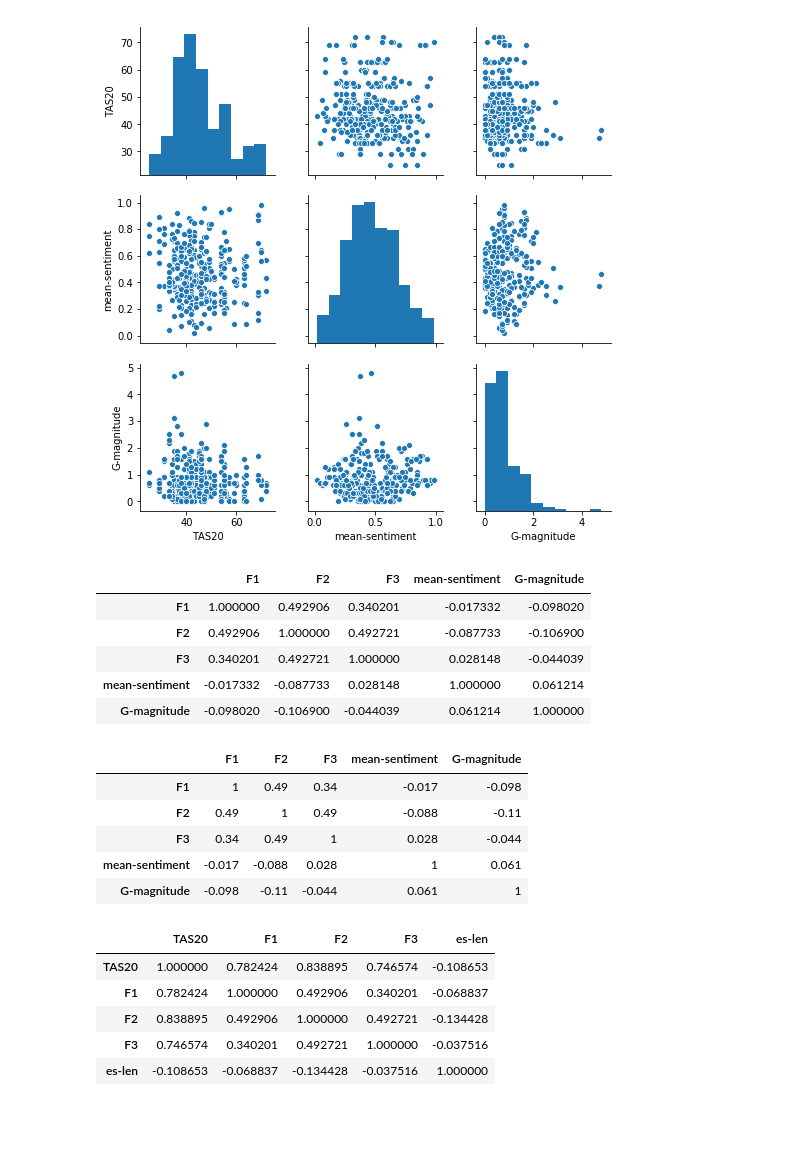
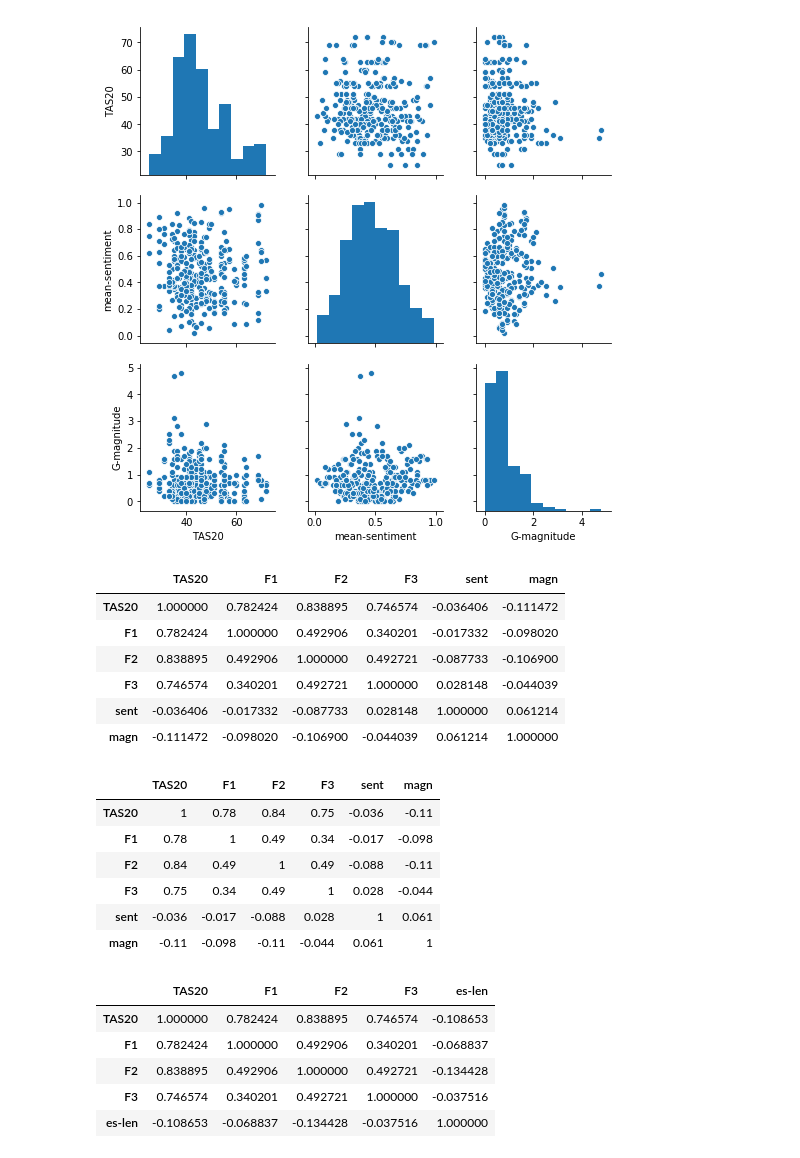
Before and after one commit to psicobotica/prolexitim-analytics, a Jupyter notebook: scripts/TAS-NLP-Correlational.ipynb, the cells around one changed output. Drawn from its saved outputs; the diff is of its cells as text; code cells hidden in the pictures; blank space fills up the shorter version.

```diff
--- a/scripts/TAS-NLP-Correlational.ipynb
+++ b/scripts/TAS-NLP-Correlational.ipynb
@@ -101,4 +104,6 @@ Comparing sentiment analysis scores from:
 - IBM Watson - Natural Language Understanding (nlu-sentiment, nlu-label).
 
 Between them.
+# %%
+tasnlp_df[['nlu-sent']] = tasnlp_df[['nlu-sentiment']]
 # %%
@@ -219,25 +225,30 @@ sns.pairplot(tasnlp_df[["TAS20", "mean-sentiment", "G-magnitude"]])
 # %% [output]
 <seaborn.axisgrid.PairGrid at 0x...>
 [figure]
+# %%
+tasnlp_df[["sent"]] = tasnlp_df[["mean-sentiment"]]
+tasnlp_df[["magn"]] = tasnlp_df[["G-magnitude"]]
 # %%
-corr_sentiment4 = tasnlp_df[["F1", "F2", "F3", "mean-sentiment", "G-magnitude"]].corr()
+corr_sentiment4 = tasnlp_df[["TAS20","F1", "F2", "F3", "sent", "magn"]].corr()
 corr_sentiment4
 # %% [output]
-|  | F1 | F2 | F3 | mean-sentiment | G-magnitude |
-| F1 | 1.000000 | 0.492906 | 0.340201 | -0.017332 | -0.098020 |
-| F2 | 0.492906 | 1.000000 | 0.492721 | -0.087733 | -0.106900 |
-| F3 | 0.340201 | 0.492721 | 1.000000 | 0.028148 | -0.044039 |
-| mean-sentiment | -0.017332 | -0.087733 | 0.028148 | 1.000000 | 0.061214 |
-| G-magnitude | -0.098020 | -0.106900 | -0.044039 | 0.061214 | 1.000000 |
+|  | TAS20 | F1 | F2 | F3 | sent | magn |
+| TAS20 | 1.000000 | 0.782424 | 0.838895 | 0.746574 | -0.036406 | -0.111472 |
+| F1 | 0.782424 | 1.000000 | 0.492906 | 0.340201 | -0.017332 | -0.098020 |
+| F2 | 0.838895 | 0.492906 | 1.000000 | 0.492721 | -0.087733 | -0.106900 |
+| F3 | 0.746574 | 0.340201 | 0.492721 | 1.000000 | 0.028148 | -0.044039 |
+| sent | -0.036406 | -0.017332 | -0.087733 | 0.028148 | 1.000000 | 0.061214 |
+| magn | -0.111472 | -0.098020 | -0.106900 | -0.044039 | 0.061214 | 1.000000 |
 # %%
-corr_sentiment4.style.background_gradient(cmap='coolwarm').set_precision(2)
+corr_sentiment4.style.background_gradient(cmap=cm).set_precision(2)
 # %% [output]
-|  | F1 | F2 | F3 | mean-sentiment | G-magnitude |
-| F1 | 1 | 0.49 | 0.34 | -0.017 | -0.098 |
-| F2 | 0.49 | 1 | 0.49 | -0.088 | -0.11 |
-| F3 | 0.34 | 0.49 | 1 | 0.028 | -0.044 |
-| mean-sentiment | -0.017 | -0.088 | 0.028 | 1 | 0.061 |
-| G-magnitude | -0.098 | -0.11 | -0.044 | 0.061 | 1 |
+|  | TAS20 | F1 | F2 | F3 | sent | magn |
+| TAS20 | 1 | 0.78 | 0.84 | 0.75 | -0.036 | -0.11 |
+| F1 | 0.78 | 1 | 0.49 | 0.34 | -0.017 | -0.098 |
+| F2 | 0.84 | 0.49 | 1 | 0.49 | -0.088 | -0.11 |
+| F3 | 0.75 | 0.34 | 0.49 | 1 | 0.028 | -0.044 |
+| sent | -0.036 | -0.017 | -0.088 | 0.028 | 1 | 0.061 |
+| magn | -0.11 | -0.098 | -0.11 | -0.044 | 0.061 | 1 |
 # %%
 # Checking the text length
 
```
Also changed, not shown: parts of 13 cells of this notebook, 1 other file.
